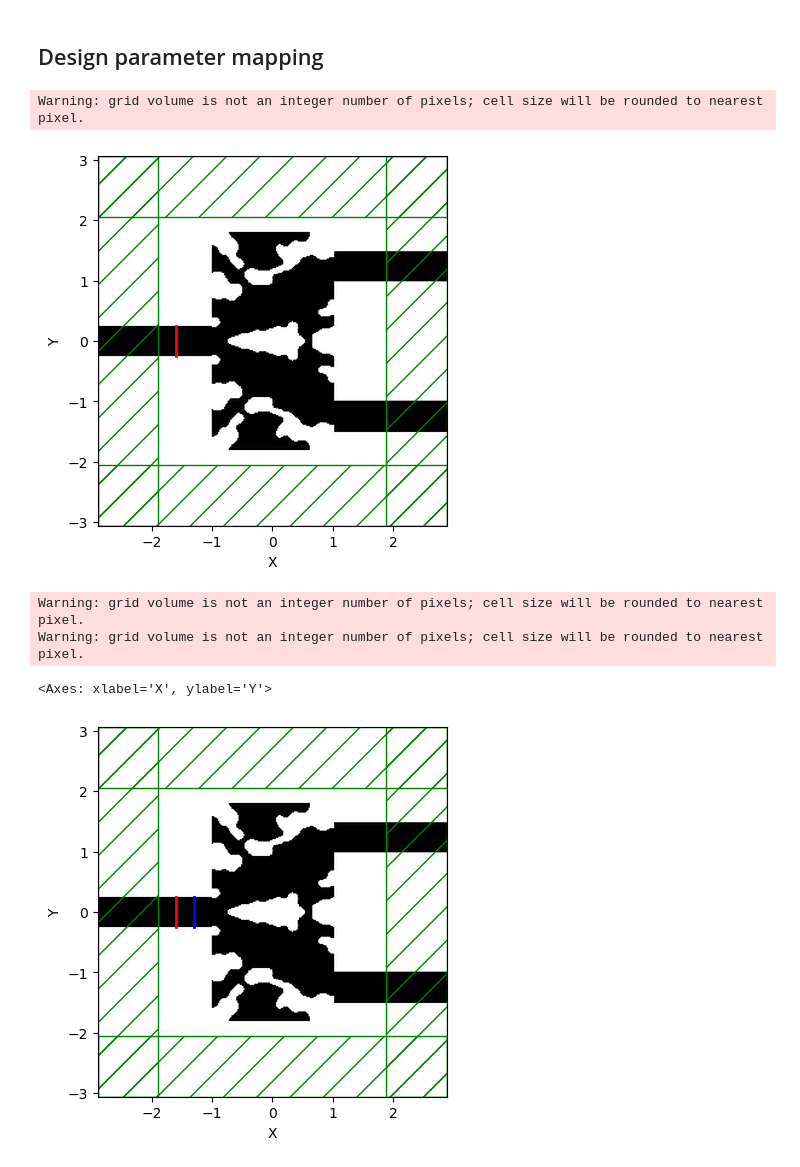
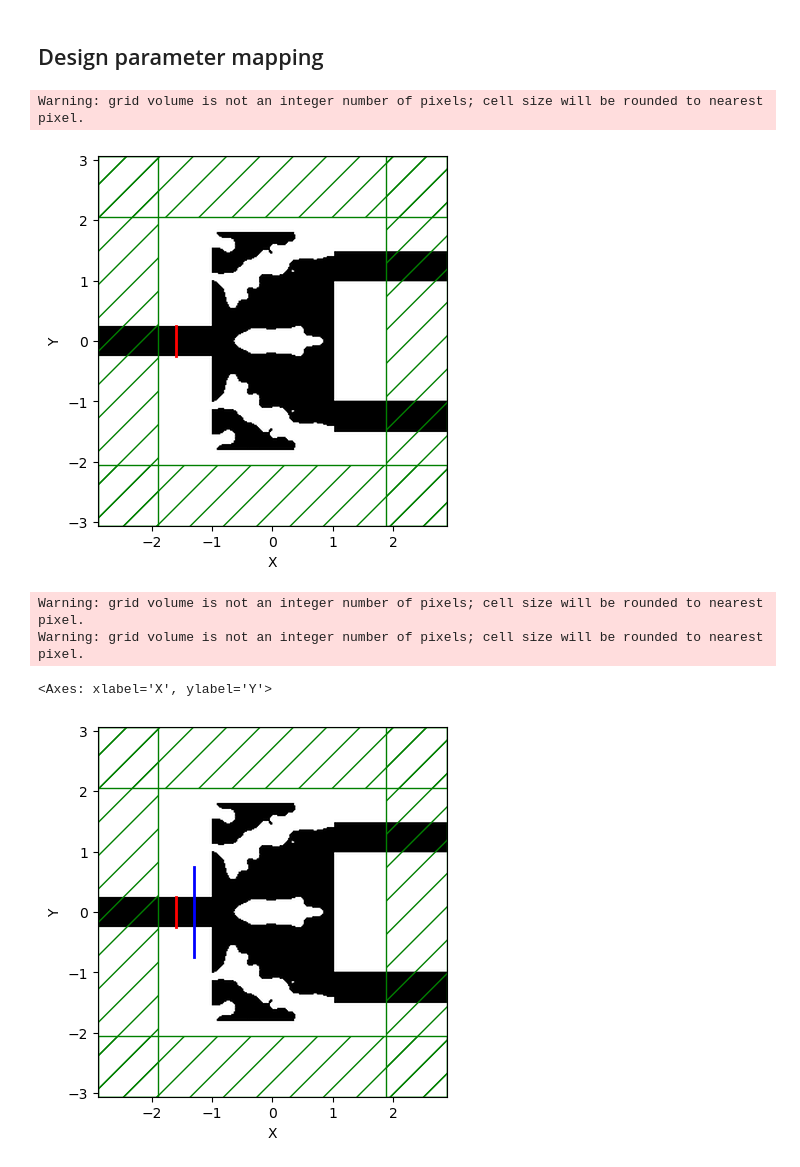
Before and after one commit to poutine-dejeuner/meepcon, a Jupyter notebook: Tutoral_3/match_lumerical_exp.ipynb, the cells around one changed output. Saved outputs shown, nothing was run; the diff lists cells and outputs as text; code cells hidden in the pictures.

```diff
--- a/Tutoral_3/match_lumerical_exp.ipynb
+++ b/Tutoral_3/match_lumerical_exp.ipynb
@@ -141,6 +141,7 @@ x_points = (int((size_x / delta_x).magnitude)*ur.pixel + 1*ur.pixel)
 y_points = (int((size_y / delta_y).magnitude)*ur.pixel + 1*ur.pixel)
 x_pos = np.linspace(-size_x.magnitude / 2, size_x.magnitude / 2, x_points.magnitude) * 1e-9
 y_pos = np.linspace(0, size_y.magnitude, y_points.magnitude) * 1e-9
+lum_source_wavelength = 1550*ur.nanometer
 # %%
 c1, c2 = trouver_centres(indices[-1])
 lum_arm_sep = (c2 - c1)*ur.pixel
@@ -213,7 +217,7 @@ cell_size = mp.Vector3(Sx,Sy)
 
 pml_layers = [mp.PML(pml_size)]
 
-fcen = 1/1.55
+fcen = (1/lum_source_wavelength.to(ur.micrometer)).magnitude #1/1.55
 width = 0.2
 fwidth = width * fcen
 source_center  = [-Sx/2 + pml_size + waveguide_length/3,0,0]
@@ -222,12 +226,12 @@ source_size = mp.Vector3(0,waveguide_width, 0) #mp.Vector3(0,2,0)
 kpoint = mp.Vector3(1,0,0)
 src = mp.GaussianSource(frequency=fcen,fwidth=fwidth)
 source = [mp.EigenModeSource(src,
-                    eig_band = 1,
-                    direction=mp.NO_DIRECTION,
-                    eig_kpoint=kpoint,
-                    size = source_size,
-                    center=source_center,
-                    eig_parity=mp.ODD_Z+mp.EVEN_Y)]
+                            eig_band=1,
+                            direction=mp.NO_DIRECTION,
+                            eig_kpoint=kpoint,
+                            size=source_size,
+                            center=source_center,
+                            eig_parity=mp.ODD_Z+mp.EVEN_Y)]
 
 # source = [mp.Source(mp.ContinuousSource(frequency=0.15,
 #                                         end_time=100),
@@ -267,7 +271,8 @@ def mapping(x,eta,beta):
 # %%
 PATH = os.path.expanduser('~/scratch/nanophoto/lowfom/nodata/fields/')
 # PATH = os.path.expanduser('~/scratch/nanophoto/highfom/')
-image = np.load(os.path.join(PATH, 'images.npy'))[0]
+image_idx = 1
+image = np.load(os.path.join(PATH, 'images.npy'))[image_idx]
 idx_map = double_with_mirror(image)
 idx_map = normalise(idx_map)
 index_map = mapping(idx_map, 0.5, 256)
@@ -278,34 +283,34 @@ sim.plot2D()
 plt.show()
 # %% [output]
 Warning: grid volume is not an integer number of pixels; cell size will be rounded to nearest pixel.
-[figure, old version]
+[figure, new version]
 # %%
 def get_sim_coeffs_from_flux_region(sim, fluxregion):
     sim.reset_meep()
     flux = sim.add_flux(fcen, 0, 1, fluxregion)
     # breakpoint()
     mon_pt = mp.Vector3(*source_center)
     sim.run(until_after_sources=mp.stop_when_fields_decayed(50, mp.Ez, mon_pt,
                                                             1e-9))
-    res = sim.get_eigenmode_coefficients(flux, [1],
-                                         eig_parity=mp.ODD_Z+mp.EVEN_Y)
+    res = sim.get_eigenmode_coefficients(flux, [1])#,
+                                        #  eig_parity=mp.ODD_Z + mp.EVEN_Y)
     coeffs = res.alpha
     accumulated_flux_spectrum = mp.get_fluxes(flux)
     return coeffs, accumulated_flux_spectrum
 
 
 # Get incident flux coefficients
 # source_center = [-Sx/2 + pml_size + waveguide_length/3, 0, 0]
 mon_pt = mp.Vector3(x=-Sx/2 + pml_size + 2*waveguide_length/3)
-size = mp.Vector3(y=waveguide_width)
-fluxregion = mp.FluxRegion(center=mon_pt, size=size)
+monsize = mp.Vector3(y=3*waveguide_width)
+fluxregion = mp.FluxRegion(center=mon_pt, size=monsize)
 source_coeffs, source_flux_spectrum = get_sim_coeffs_from_flux_region(sim, fluxregion)
 sim.plot2D()
 # %% [output]
 Warning: grid volume is not an integer number of pixels; cell size will be rounded to nearest pixel.
 Warning: grid volume is not an integer number of pixels; cell size will be rounded to nearest pixel.
 <Axes: xlabel='X', ylabel='Y'>
-[figure, old version]
+[figure, new version]
 # %%
 # Get top output flux coefficients
 topmoncenter = mp.Vector3(Sx/2 - pml_size - 2*waveguide_length/3, arm_separation/2, 0)
```
Also changed, not shown: parts of 11 cells of this notebook, 1 other file.
